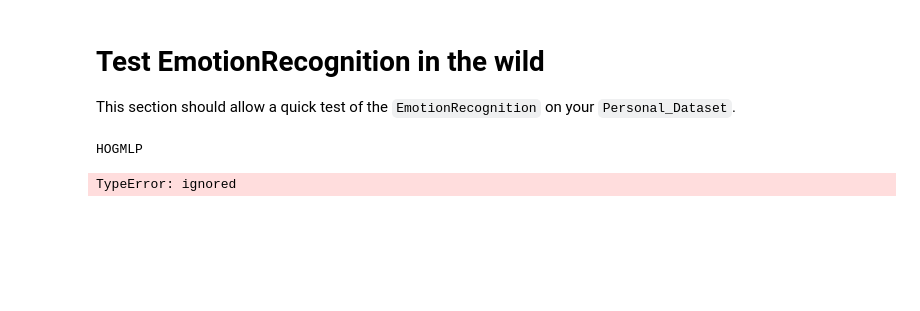
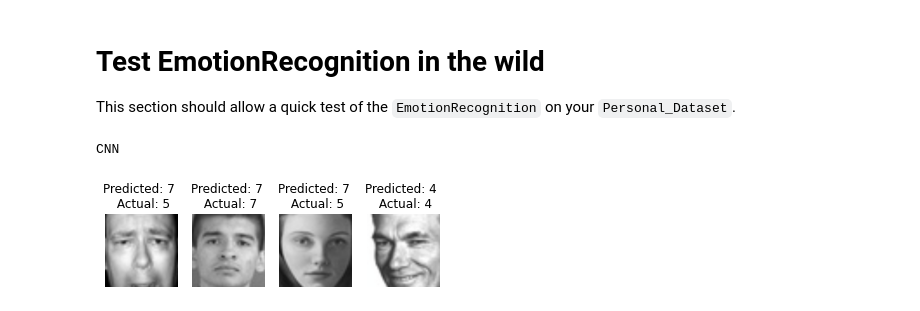
Before and after one commit to dardan-gashi01/Facial-Emotion-Recognition, a Jupyter notebook: test_functions.ipynb, the cells around one changed output. Drawn from its saved outputs; the diff is of its cells as text; code cells hidden in the pictures; blank space fills up the shorter version.

```diff
--- a/test_functions.ipynb
+++ b/test_functions.ipynb
@@ -297,16 +308,16 @@ This section should allow a quick test of the `EmotionRecognition` on your `Pers
 # %%
 # Syntax for the next function is the following:
 #
 # EmotionRecognition(path_to_testset, model_type)
 #
 # where model_type can be one of
-#   - hog-svm
-#   - hog-mlp
+#   - hogsvm
+#   - hogmlp
 #   - cnn
 
 
 path_to_testset = os.path.join(GOOGLE_DRIVE_PATH, 'Personal_Dataset')
-EmotionRecognition(path_to_testset, 'hogmlp')
+EmotionRecognition(path_to_testset, 'cnn')
 # %% [output]
-HOGMLP
+CNN
-TypeError: ignored
+[figure, added]
```
Also changed, not shown: parts of 20 cells of this notebook.
